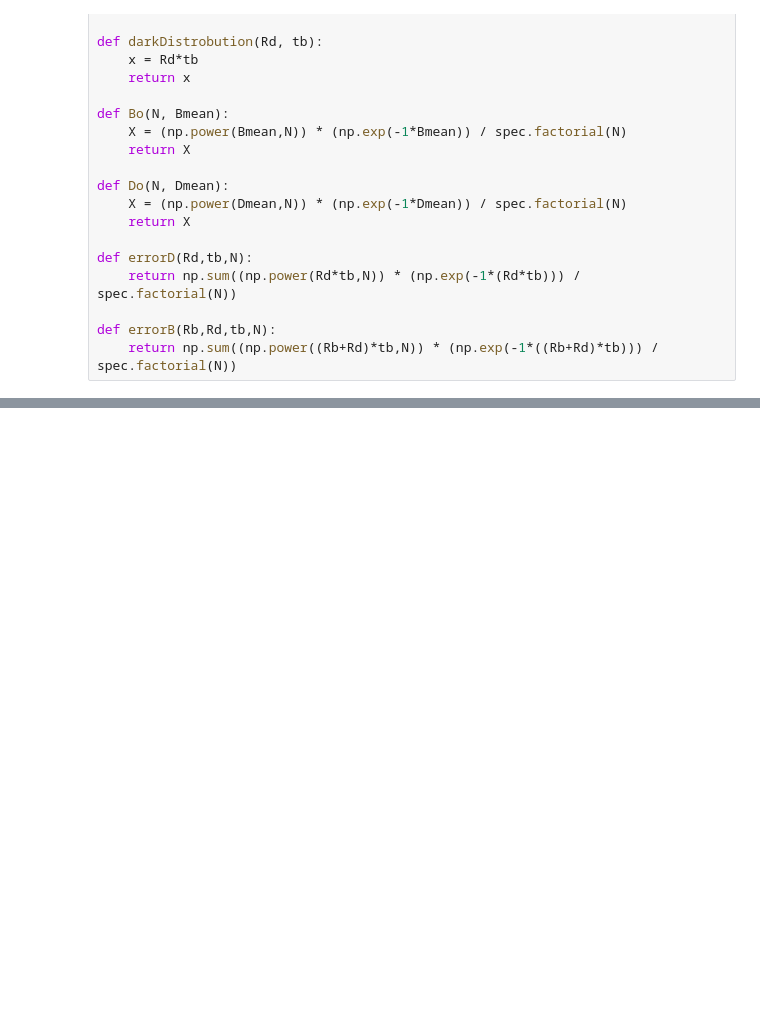
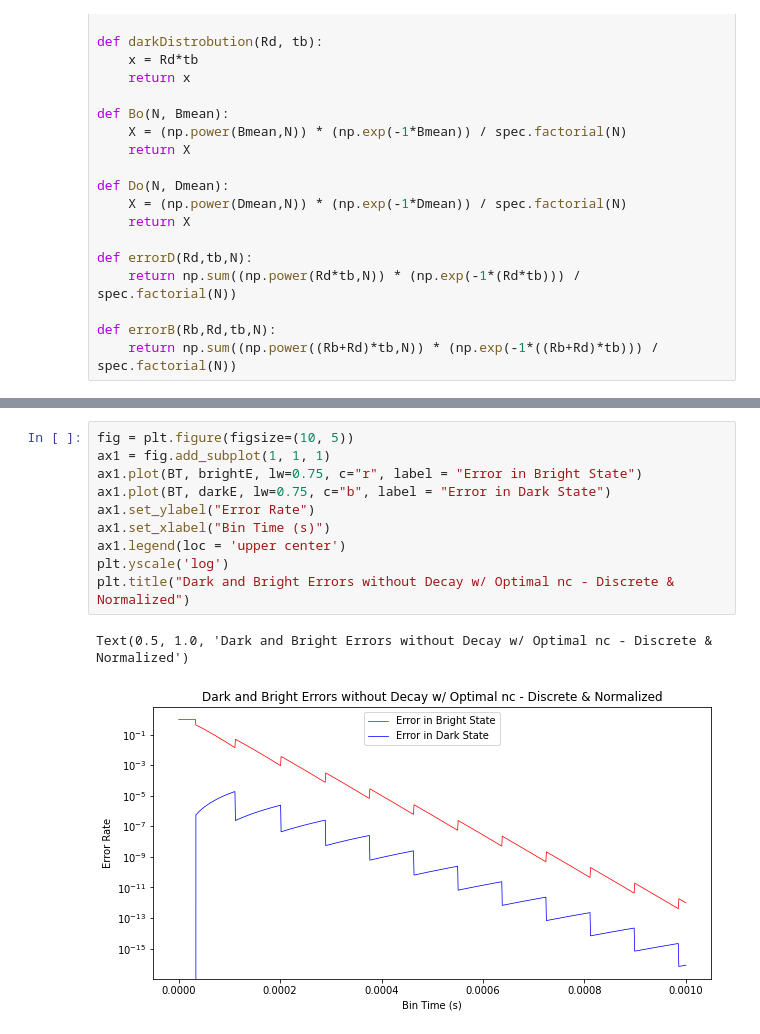
Before and after one commit to seangarn32/Trapped-Ion-Error-Model, a Jupyter notebook: SQR Error Model/Ca40ModelBinNC.ipynb, the cells around one changed output, grey strips where cells are left out. Saved outputs shown, nothing was run; the diff lists cells and outputs as text; blank space fills up the shorter version.

```diff
--- a/SQR Error Model/Ca40ModelBinNC.ipynb
+++ b/SQR Error Model/Ca40ModelBinNC.ipynb
@@ -138,0 +147,13 @@ Text(0.5, 1.0, 'Dark and Bright Errors without Decay - Discrete & Normalized')
+# %%
+fig = plt.figure(figsize=(10, 5))
+ax1 = fig.add_subplot(1, 1, 1)
+ax1.plot(BT, brightE, lw=0.75, c="r", label = "Error in Bright State")
+ax1.plot(BT, darkE, lw=0.75, c="b", label = "Error in Dark State")
+ax1.set_ylabel("Error Rate")
+ax1.set_xlabel("Bin Time (s)")
+ax1.legend(loc = 'upper center')
+plt.yscale('log')
+plt.title("Dark and Bright Errors without Decay w/ Optimal nc - Discrete & Normalized")
+# %% [output]
+Text(0.5, 1.0, 'Dark and Bright Errors without Decay w/ Optimal nc - Discrete & Normalized')
+[figure, added]
```
Also changed, not shown: parts of 4 cells of this notebook, 1 other file.
